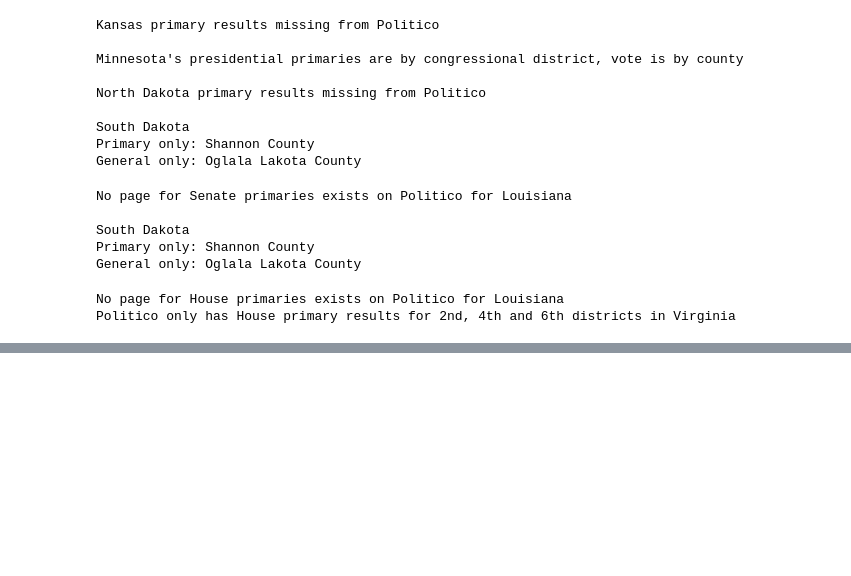
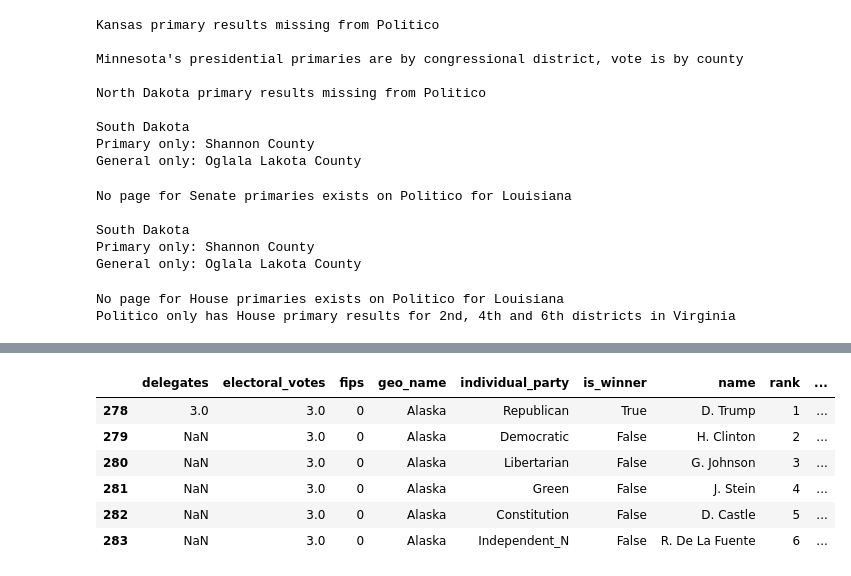
Before and after one commit to Prooffreader/election_2016_data, a Jupyter notebook: scripts/scrape_politico.ipynb, the cells around one changed output, grey strips where cells are left out. Saved outputs shown, nothing was run; the diff lists cells and outputs as text; code cells hidden in the pictures; blank space fills up the shorter version.

```diff
--- a/scripts/scrape_politico.ipynb
+++ b/scripts/scrape_politico.ipynb
@@ -792,0 +965,2 @@ for section in ['House General Election', 'House Primaries']:
+# %%
+n += 1
@@ -792,0 +1018,2 @@ for section in ['House General Election', 'House Primaries']:
+# %%
+n += 1
@@ -792,0 +1142,18 @@ for section in ['House General Election', 'House Primaries']:
+# %%
+n += 1
+print (dfs2names[n])
+df = dfs2[dfs2names[n]]
+length = len(df)
+print ('len={}'.format(len(df)))
+for col in df.columns:
+    s = df[col]
+    print(col)
+    print('  dtype: {}'.format(s.dtype))
+    print('  null: {} ({:5.1f}%)'.format(sum(pd.isnull(s)), 100.0*sum(pd.isnull(s))/length))
+    print('  unique: {}'.format(len(s.unique())))
+    if len(s.unique()) < 15:
+        print('    {}'.format(', '.join([str(x) for x in s.unique()])))
+    vcs = s.value_counts()
+    vcs_name = vcs.index[0]
+    vcs_count = vcs.iloc[0]
+    print('  most common: {} ({} / {:5.1f}%)'.format(vcs_name, vcs_count, 100.0*vcs_count/length))
@@ -792,0 +1178,18 @@ for section in ['House General Election', 'House Primaries']:
+# %%
+n += 1
+print (dfs2names[n])
+df = dfs2[dfs2names[n]]
+length = len(df)
+print ('len={}'.format(len(df)))
+for col in df.columns:
+    s = df[col]
+    print(col)
+    print('  dtype: {}'.format(s.dtype))
+    print('  null: {} ({:5.1f}%)'.format(sum(pd.isnull(s)), 100.0*sum(pd.isnull(s))/length))
+    print('  unique: {}'.format(len(s.unique())))
+    if len(s.unique()) < 15:
+        print('    {}'.format(', '.join([str(x) for x in s.unique()])))
+    vcs = s.value_counts()
+    vcs_name = vcs.index[0]
+    vcs_count = vcs.iloc[0]
+    print('  most common: {} ({} / {:5.1f}%)'.format(vcs_name, vcs_count, 100.0*vcs_count/length))
@@ -792,0 +1221,10 @@ for section in ['House General Election', 'House Primaries']:
+# %%
+df[df.geo_name.str.contains('Alaska')]
+# %% [output]
+|  | delegates | electoral_votes | fips | geo_name | individual_party | is_winner | name | rank | ... |
+| 278 | 3.0 | 3.0 | 0 | Alaska | Republican | True | D. Trump | 1 | ... |
+| 279 | NaN | 3.0 | 0 | Alaska | Democratic | False | H. Clinton | 2 | ... |
+| 280 | NaN | 3.0 | 0 | Alaska | Libertarian | False | G. Johnson | 3 | ... |
+| 281 | NaN | 3.0 | 0 | Alaska | Green | False | J. Stein | 4 | ... |
+| 282 | NaN | 3.0 | 0 | Alaska | Constitution | False | D. Castle | 5 | ... |
+| 283 | NaN | 3.0 | 0 | Alaska | Independent_N | False | R. De La Fuente | 6 | ... |
```
Also changed, not shown: parts of 40 cells of this notebook, 20 other files.
